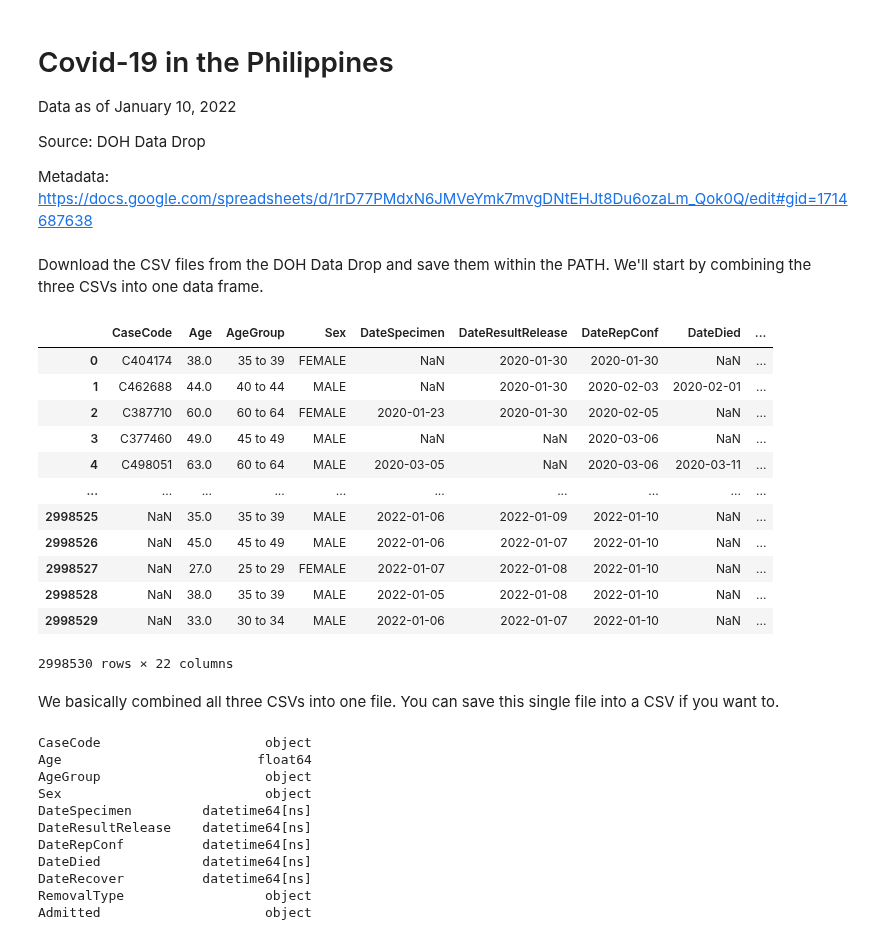
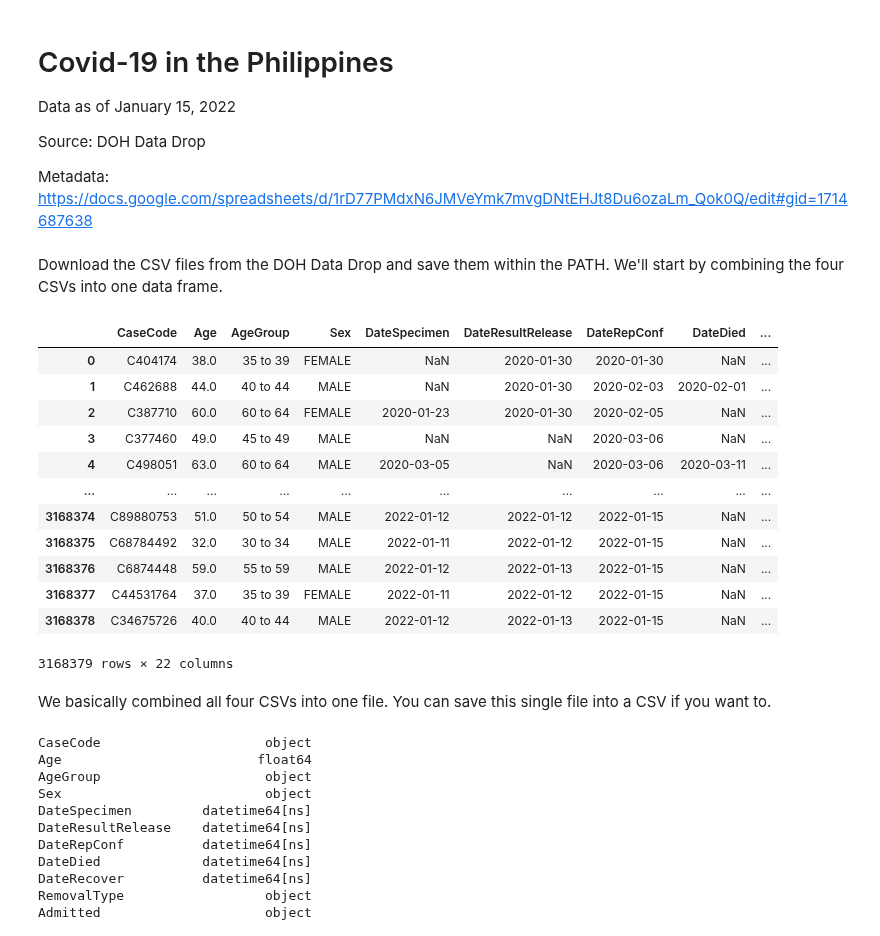
Before and after one commit to pmagtulis/covid-ph, a Jupyter notebook: covid-philippines.ipynb, the cells around one changed output. Cells and saved outputs as stored; diff of their text form; code cells hidden in the pictures.

```diff
--- a/covid-philippines.ipynb
+++ b/covid-philippines.ipynb
@@ -1,13 +1,13 @@
 # %% [markdown]
 # Covid-19 in the Philippines
 
-Data as of January 10, 2022
+Data as of January 15, 2022
 
 Source: DOH Data Drop
 
 Metadata: https://docs.google.com/spreadsheets/d/1rD77PMdxN6JMVeYmk7mvgDNtEHJt8Du6ozaLm_Qok0Q/edit#gid=1714687638
 # %% [markdown]
-Download the CSV files from the DOH Data Drop and save them within the PATH. We'll start by combining the three CSVs into one data frame.
+Download the CSV files from the DOH Data Drop and save them within the PATH. We'll start by combining the four CSVs into one data frame.
 # %%
 import pandas as pd
 import numpy as np
@@ -15,25 +15,25 @@ import matplotlib.pyplot as plt
 # %%
 pd.set_option("display.max_columns", None)
 pd.set_option("display.max_rows", 1000)
 df = pd.concat(
-    map(pd.read_csv, ['DOH COVID Data Drop_ 20220110 - 04 Case Information_batch_0.csv', 'DOH COVID Data Drop_ 20220110 - 04 Case Information_batch_1.csv', 'DOH COVID Data Drop_ 20220110 - 04 Case Information_batch_2.csv']), ignore_index=True)
+    map(pd.read_csv, ['DOH COVID Data Drop_ 20220115 - 04 Case Information_batch_0.csv', 'DOH COVID Data Drop_ 20220115 - 04 Case Information_batch_1.csv', 'DOH COVID Data Drop_ 20220115 - 04 Case Information_batch_2.csv', "DOH COVID Data Drop_ 20220115 - 04 Case Information_batch_3.csv"]), ignore_index=True)
 df
 # %% [output]
 |  | CaseCode | Age | AgeGroup | Sex | DateSpecimen | DateResultRelease | DateRepConf | DateDied | ... |
 | 0 | C404174 | 38.0 | 35 to 39 | FEMALE | NaN | 2020-01-30 | 2020-01-30 | NaN | ... |
 | 1 | C462688 | 44.0 | 40 to 44 | MALE | NaN | 2020-01-30 | 2020-02-03 | 2020-02-01 | ... |
 | 2 | C387710 | 60.0 | 60 to 64 | FEMALE | 2020-01-23 | 2020-01-30 | 2020-02-05 | NaN | ... |
 | 3 | C377460 | 49.0 | 45 to 49 | MALE | NaN | NaN | 2020-03-06 | NaN | ... |
 | 4 | C498051 | 63.0 | 60 to 64 | MALE | 2020-03-05 | NaN | 2020-03-06 | 2020-03-11 | ... |
 | ... | ... | ... | ... | ... | ... | ... | ... | ... | ... |
-| 2998525 | NaN | 35.0 | 35 to 39 | MALE | 2022-01-06 | 2022-01-09 | 2022-01-10 | NaN | ... |
-| 2998526 | NaN | 45.0 | 45 to 49 | MALE | 2022-01-06 | 2022-01-07 | 2022-01-10 | NaN | ... |
-| 2998527 | NaN | 27.0 | 25 to 29 | FEMALE | 2022-01-07 | 2022-01-08 | 2022-01-10 | NaN | ... |
-| 2998528 | NaN | 38.0 | 35 to 39 | MALE | 2022-01-05 | 2022-01-08 | 2022-01-10 | NaN | ... |
-| 2998529 | NaN | 33.0 | 30 to 34 | MALE | 2022-01-06 | 2022-01-07 | 2022-01-10 | NaN | ... |
+| 3168374 | C89880753 | 51.0 | 50 to 54 | MALE | 2022-01-12 | 2022-01-12 | 2022-01-15 | NaN | ... |
+| 3168375 | C68784492 | 32.0 | 30 to 34 | MALE | 2022-01-11 | 2022-01-12 | 2022-01-15 | NaN | ... |
+| 3168376 | C6874448 | 59.0 | 55 to 59 | MALE | 2022-01-12 | 2022-01-13 | 2022-01-15 | NaN | ... |
+| 3168377 | C44531764 | 37.0 | 35 to 39 | FEMALE | 2022-01-11 | 2022-01-12 | 2022-01-15 | NaN | ... |
+| 3168378 | C34675726 | 40.0 | 40 to 44 | MALE | 2022-01-12 | 2022-01-13 | 2022-01-15 | NaN | ... |
-2998530 rows × 22 columns
+3168379 rows × 22 columns
 # %% [markdown]
-We basically combined all three CSVs into one file.
+We basically combined all four CSVs into one file.
 You can save this single file into a CSV if you want to.
 # %%
 df.DateRepConf = pd.to_datetime(df.DateRepConf, format="%Y-%m-%d")
```
Also changed, not shown: parts of 46 cells of this notebook.
